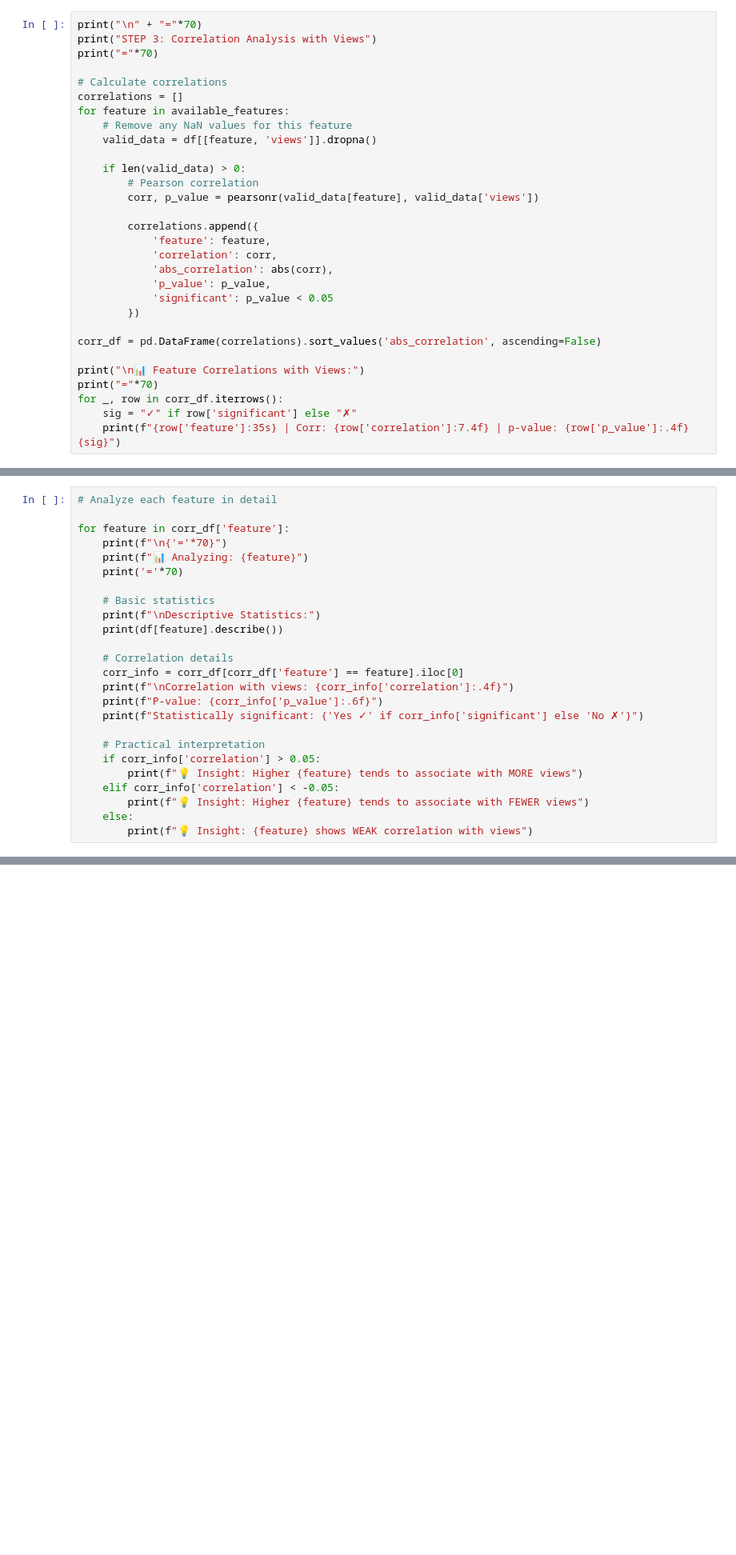
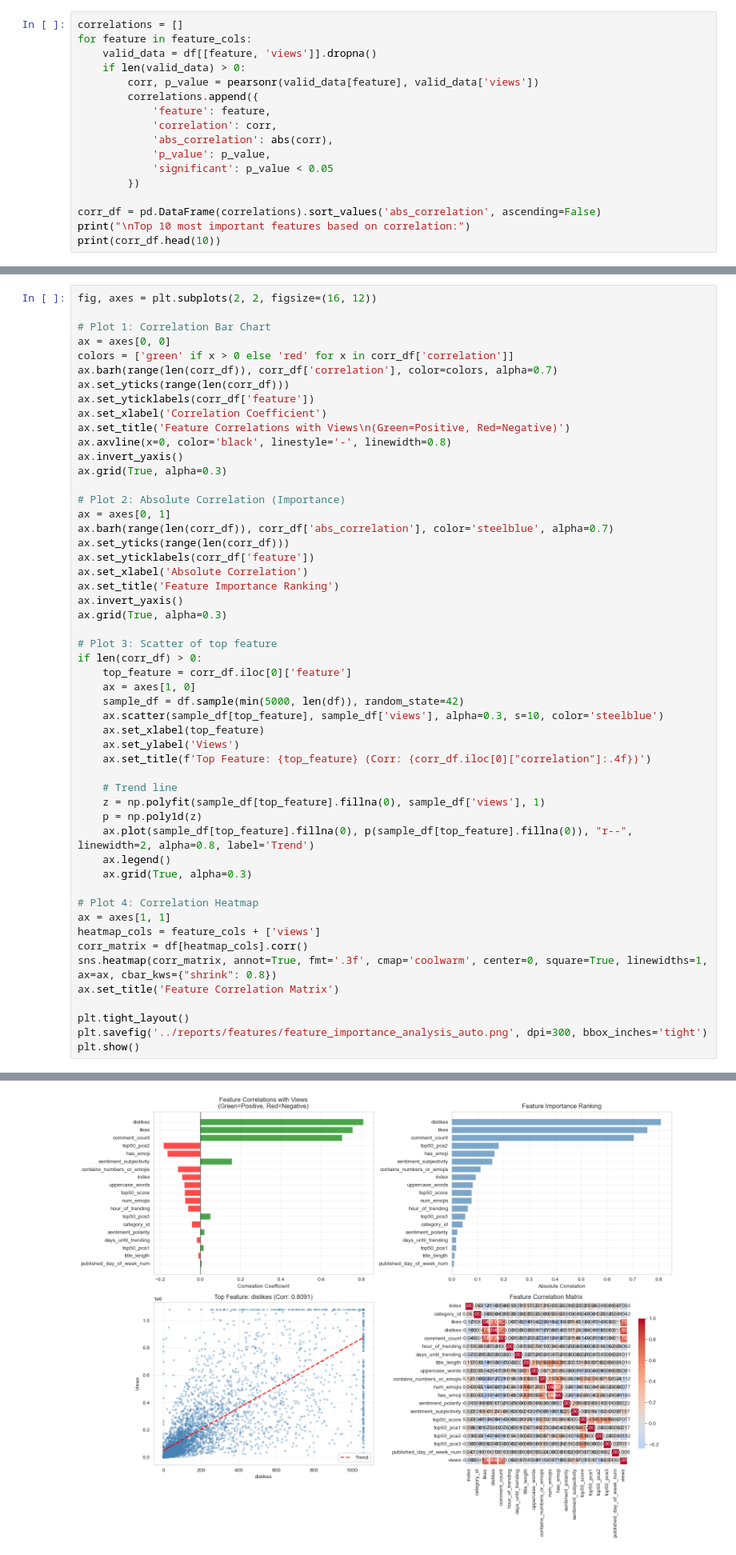
Before and after one commit to Aadarsh524/video-engagement-predictor, a Jupyter notebook: notebooks/05_feature_importance.ipynb, the cells around one changed output, grey strips where cells are left out. Shown at 80% size. Cells and saved outputs as stored; diff of their text form; blank space fills up the shorter version.

```diff
--- a/notebooks/05_feature_importance.ipynb
+++ b/notebooks/05_feature_importance.ipynb
@@ -41,18 +71,9 @@ Available features for analysis: 5
 # %%
-print("\n" + "="*70)
-print("STEP 3: Correlation Analysis with Views")
-print("="*70)
-
-# Calculate correlations
 correlations = []
-for feature in available_features:
-    # Remove any NaN values for this feature
+for feature in feature_cols:
     valid_data = df[[feature, 'views']].dropna()
-
     if len(valid_data) > 0:
-        # Pearson correlation
         corr, p_value = pearsonr(valid_data[feature], valid_data['views'])
-
         correlations.append({
             'feature': feature,
             'correlation': corr,
@@ -62,10 +83,6 @@ for feature in available_features:
         })
 
 corr_df = pd.DataFrame(correlations).sort_values('abs_correlation', ascending=False)
-
-print("\n📊 Feature Correlations with Views:")
-print("="*70)
-for _, row in corr_df.iterrows():
-    sig = "✓" if row['significant'] else "✗"
-    print(f"{row['feature']:35s} | Corr: {row['correlation']:7.4f} | p-value: {row['p_value']:.4f} {sig}")
+print("\nTop 10 most important features based on correlation:")
+print(corr_df.head(10))
 # %% [output]
@@ -161,26 +128,53 @@ STEP 4: Visualizing Feature Importance
 # %%
-# Analyze each feature in detail
+fig, axes = plt.subplots(2, 2, figsize=(16, 12))
 
-for feature in corr_df['feature']:
-    print(f"\n{'='*70}")
-    print(f"📊 Analyzing: {feature}")
-    print('='*70)
+# Plot 1: Correlation Bar Chart
+ax = axes[0, 0]
+colors = ['green' if x > 0 else 'red' for x in corr_df['correlation']]
+ax.barh(range(len(corr_df)), corr_df['correlation'], color=colors, alpha=0.7)
+ax.set_yticks(range(len(corr_df)))
+ax.set_yticklabels(corr_df['feature'])
+ax.set_xlabel('Correlation Coefficient')
+ax.set_title('Feature Correlations with Views\n(Green=Positive, Red=Negative)')
+ax.axvline(x=0, color='black', linestyle='-', linewidth=0.8)
+ax.invert_yaxis()
+ax.grid(True, alpha=0.3)
 
-    # Basic statistics
-    print(f"\nDescriptive Statistics:")
-    print(df[feature].describe())
+# Plot 2: Absolute Correlation (Importance)
+ax = axes[0, 1]
+ax.barh(range(len(corr_df)), corr_df['abs_correlation'], color='steelblue', alpha=0.7)
+ax.set_yticks(range(len(corr_df)))
+ax.set_yticklabels(corr_df['feature'])
+ax.set_xlabel('Absolute Correlation')
+ax.set_title('Feature Importance Ranking')
+ax.invert_yaxis()
+ax.grid(True, alpha=0.3)
 
-    # Correlation details
-    corr_info = corr_df[corr_df['feature'] == feature].iloc[0]
-    print(f"\nCorrelation with views: {corr_info['correlation']:.4f}")
-    print(f"P-value: {corr_info['p_value']:.6f}")
-    print(f"Statistically significant: {'Yes ✓' if corr_info['significant'] else 'No ✗'}")
+# Plot 3: Scatter of top feature
+if len(corr_df) > 0:
+    top_feature = corr_df.iloc[0]['feature']
+    ax = axes[1, 0]
+    sample_df = df.sample(min(5000, len(df)), random_state=42)
+    ax.scatter(sample_df[top_feature], sample_df['views'], alpha=0.3, s=10, color='steelblue')
+    ax.set_xlabel(top_feature)
+    ax.set_ylabel('Views')
+    ax.set_title(f'Top Feature: {top_feature} (Corr: {corr_df.iloc[0]["correlation"]:.4f})')
 
-    # Practical interpretation
-    if corr_info['correlation'] > 0.05:
-        print(f"💡 Insight: Higher {feature} tends to associate with MORE views")
-    elif corr_info['correlation'] < -0.05:
-        print(f"💡 Insight: Higher {feature} tends to associate with FEWER views")
-    else:
-        print(f"💡 Insight: {feature} shows WEAK correlation with views")
+    # Trend line
+    z = np.polyfit(sample_df[top_feature].fillna(0), sample_df['views'], 1)
+    p = np.poly1d(z)
+    ax.plot(sample_df[top_feature].fillna(0), p(sample_df[top_feature].fillna(0)), "r--", linewidth=2, alpha=0.8, label='Trend')
+    ax.legend()
+    ax.grid(True, alpha=0.3)
+
+# Plot 4: Correlation Heatmap
+ax = axes[1, 1]
+heatmap_cols = feature_cols + ['views']
+corr_matrix = df[heatmap_cols].corr()
+sns.heatmap(corr_matrix, annot=True, fmt='.3f', cmap='coolwarm', center=0, square=True, linewidths=1, ax=ax, cbar_kws={"shrink": 0.8})
+ax.set_title('Feature Correlation Matrix')
+
+plt.tight_layout()
+plt.savefig('../reports/features/feature_importance_analysis_auto.png', dpi=300, bbox_inches='tight')
+plt.show()
 # %% [output]
@@ -203,0 +181 @@ Statistically significant: No ✗
+[figure, added]
```
Also changed, not shown: parts of 9 cells of this notebook, 31 other files.
